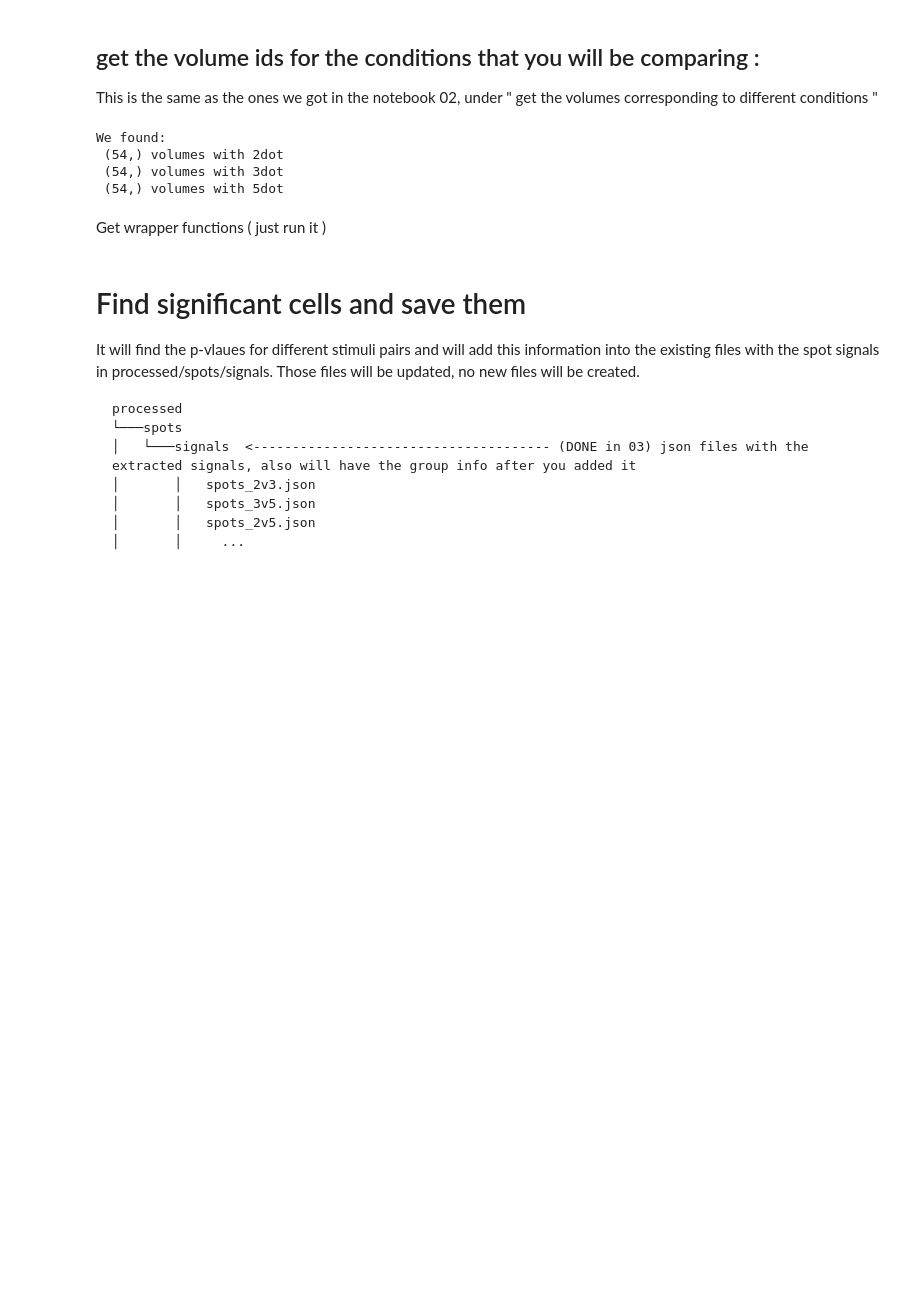
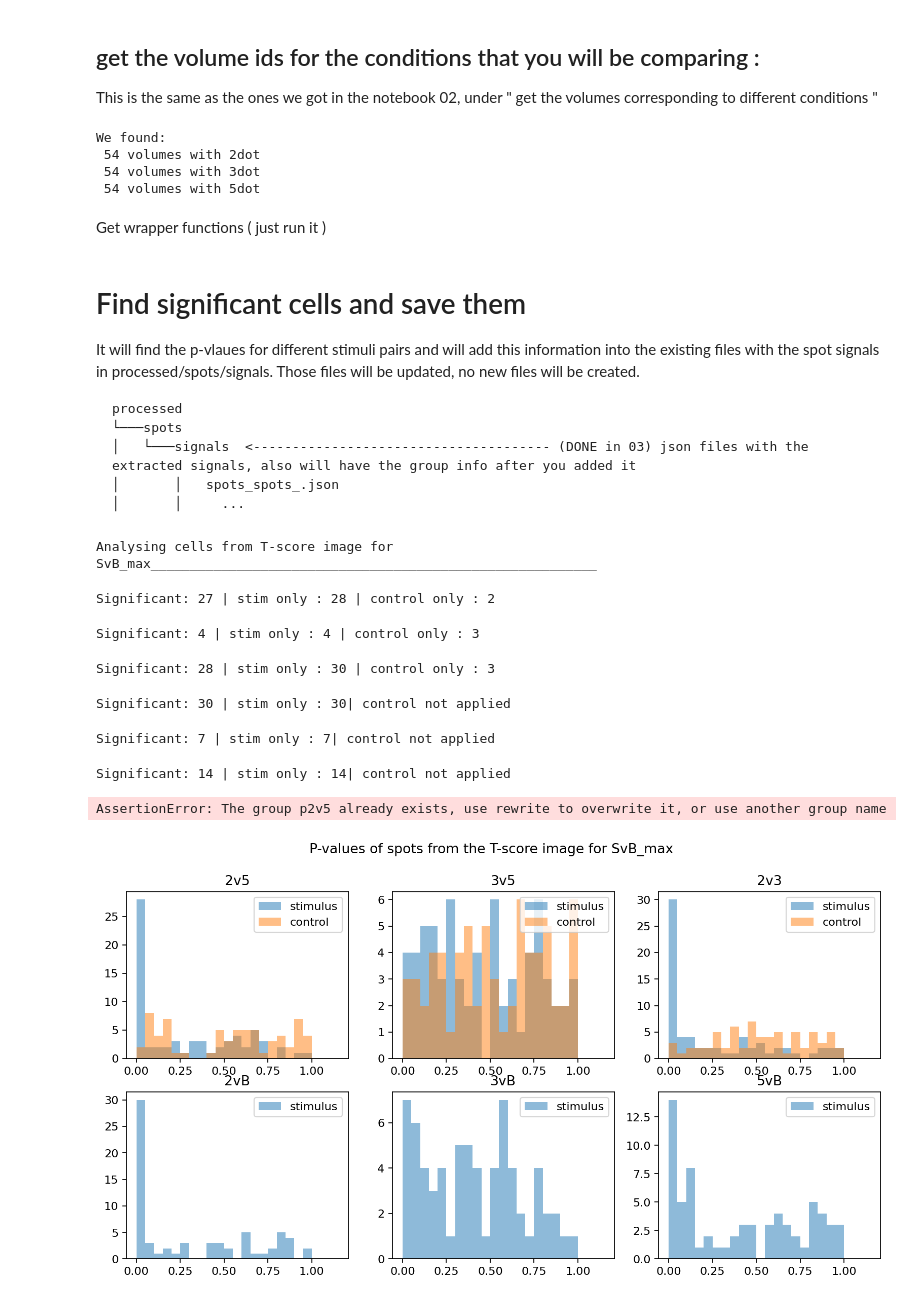
Before and after one commit to luupeter/numan, a Jupyter notebook: notebooks/individual_datasets/2vs3vs5/04_Find_significant_cells.ipynb, the cells around one changed output. Drawn from its saved outputs; the diff is of its cells as text; code cells hidden in the pictures; blank space fills up the shorter version.

````diff
--- a/notebooks/individual_datasets/2vs3vs5/04_Find_significant_cells.ipynb
+++ b/notebooks/individual_datasets/2vs3vs5/04_Find_significant_cells.ipynb
@@ -134,28 +85,28 @@ Frames per volume : 52
+# %%
+experiment = vx.Experiment.load('experiment_raw.db')
 # %% [markdown]
 ## get the volume ids for the conditions that you will be comparing :
 This is the same as the ones we got in the notebook 02, under " get the volumes corresponding to different conditions "
 # %%
-def merge_idx(idx_list):
-    return np.sort(np.concatenate(idx_list))
+# indices of the volumes to load
+d2_idx = experiment.choose_volumes(("number","d2"))
+d3_idx = experiment.choose_volumes(("number","d3"))
+d5_idx = experiment.choose_volumes(("number","d5"))
 
-# indeces of the volumes to load
-dot2_idx = experiment.select_volumes(dot2)
-dot3_idx = experiment.select_volumes(dot3)
-dot5_idx = experiment.select_volumes(dot5)
-# as blank, we will take the blanks 1 volume before the stimuli
-blank2_idx = dot2_idx - 1
-blank3_idx = dot3_idx - 1
-blank5_idx = dot5_idx - 1
+# as blank, we will take the volumes right before the signals
+b2_idx = [idx-1 for idx in d2_idx]
+b3_idx = [idx-1 for idx in d3_idx]
+b5_idx = [idx-1 for idx in d5_idx]
 
 print(f"We found:\n",
-      f"{dot2_idx.shape} volumes with 2dot")
-print(f" {dot3_idx.shape} volumes with 3dot")
-print(f" {dot5_idx.shape} volumes with 5dot")
+      f"{len(d2_idx)} volumes with 2dot")
+print(f" {len(d3_idx)} volumes with 3dot")
+print(f" {len(d5_idx)} volumes with 5dot")
 # %% [output]
 We found:
- (54,) volumes with 2dot
- (54,) volumes with 3dot
- (54,) volumes with 5dot
+ 54 volumes with 2dot
+ 54 volumes with 3dot
+ 54 volumes with 5dot
 # %% [markdown]
 Get wrapper functions ( just run it )
 # %%
@@ -265,8 +222,6 @@ It will find the p-vlaues for different stimuli pairs and will add this informat
 processed
 └───spots
 │   └───signals  <-------------------------------------- (DONE in 03) json files with the extracted signals, also will have the group info after you added it
-│       │   spots_2v3.json
-│       │   spots_3v5.json
-│       │   spots_2v5.json
+│       │   spots_spots_.json
 │       │     ...
 ```
@@ -293,0 +228,16 @@ find_significant_spots(tag)
+# %%
+np.random.seed(42)
+
+tag = "SvB_max"
+print(f"Analysing cells from T-score image for {tag}_________________________________________________________")
+find_significant_spots(tag)
+# %% [output]
+Analysing cells from T-score image for SvB_max_________________________________________________________
+Significant: 27 | stim only : 28 | control only : 2
+Significant: 4 | stim only : 4 | control only : 3
+Significant: 28 | stim only : 30 | control only : 3
+Significant: 30 | stim only : 30| control not applied
+Significant: 7 | stim only : 7| control not applied
+Significant: 14 | stim only : 14| control not applied
+AssertionError: The group p2v5 already exists, use rewrite to overwrite it, or use another group name
+[figure, added]
````
Also changed, not shown: parts of 8 cells of this notebook, 10 other files.
